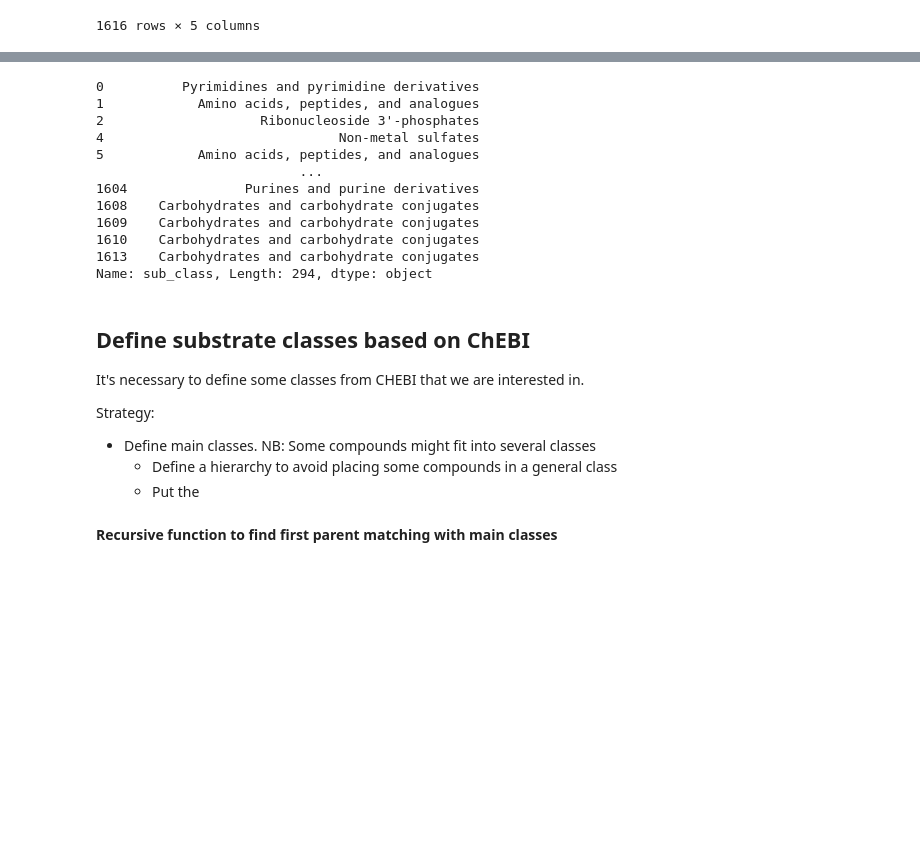
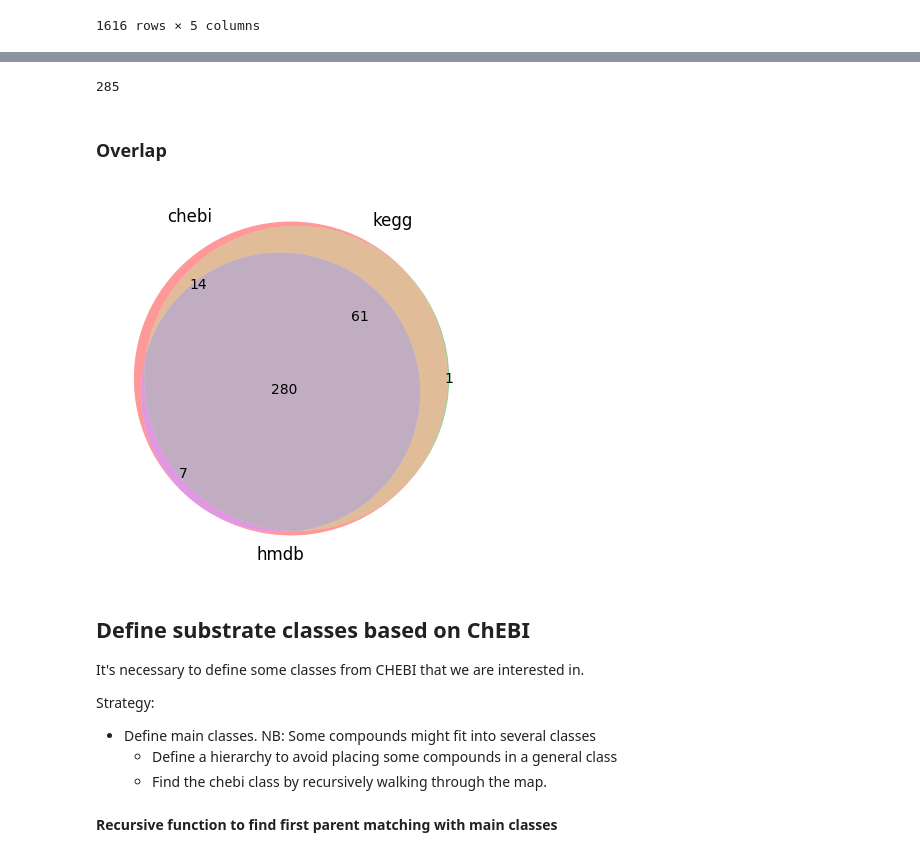
Before and after one commit to IdunBurgos/Enrichment_cultures_GEM_analysis, a Jupyter notebook: a. Notebooks - unclassified but important/Part v. Defining metabolite classes.ipynb, the cells around one changed output, grey strips where cells are left out. Drawn from its saved outputs; the diff is of its cells as text; code cells hidden in the pictures; blank space fills up the shorter version.

```diff
--- a/a. Notebooks - unclassified but important/Part v. Defining metabolite classes.ipynb
+++ b/a. Notebooks - unclassified but important/Part v. Defining metabolite classes.ipynb
@@ -82,6 +97,27 @@ super_dict = collections.defaultdict(set)
 for d in chebi_ids.values():
     for k, v in d.items():
         super_dict[k]=v
+# %%
+super_dict["M_but_e"]= ['CHEBI:17968']
+super_dict["M_ppa_e"] = ['CHEBI:17272']
+super_dict["M_14glucan_e"]= ['CHEBI:15444']
+
+super_dict["M_2h3mp_e"] = ['CHEBI:133085']
+super_dict["M_2mba_e"] = ['CHEBI:37070']
+
+super_dict["M_2mpa_e"] = ['CHEBI:16135']
+
+super_dict["M_3mba_e"] =['CHEBI:28484']
+
+super_dict["M_4abzglu_e"] =['CHEBI:60903']
+
+super_dict["M_4hpro_DC_e"] =['CHEBI:16231']
+
+super_dict["M_val__D_e"] =['CHEBI:27477']
+super_dict["M_tyr__D_e"] = ['CHEBI:28479']
+
+super_dict["M_leu__D_e"] = ['CHEBI:28225']
+super_dict["M_isocap_e"] = ['CHEBI:74903'] # Annotated as isocaproate, but has no charge
 # %%
 all_mets = [met[2:-2] for met in super_dict.keys()]
 len(all_mets)
@@ -91,6 +127,7 @@ len(all_mets)
 #### Get KEGG ids associated with extracellular metabolites
 # %%
 kegg_frac = {}
+all_mets_kegg = []
 for key,model in GEMs_dict.items():
 
     ex_met = []
@@ -100,6 +137,7 @@ for key,model in GEMs_dict.items():
         if model.metabolites[met].compartment=="C_e":
             ex_met.append(met)
             if "kegg.compound" in model.metabolites[met].metadata.keys():
+                all_mets_kegg.append(met)
                 kegg_in_met.append(met)
 
     kegg_frac[key]=len(kegg_in_met)/len(ex_met)
@@ -118,7 +160,7 @@ pd.Series(kegg_frac).max()
 # %% [markdown]
 #### HMDB
 # %%
-HMDB_classes = pd.read_csv("input/bigg_classes.tsv",sep="\t")
+HMDB_classes = pd.read_csv("../input/files_from_fairdomhub/bigg_classes.tsv",sep="\t")
 HMDB_classes
 # %% [output]
 |  | bigg | name | super_class | class | sub_class |
@@ -153,15 +195,10 @@ HMDB_classes[HMDB_classes["bigg"].isin(all_mets)]
 # %%
-HMDB_classes[HMDB_classes["bigg"].isin(all_mets)]["sub_class"].dropna()
+HMDB_classes[HMDB_classes["bigg"].isin(all_mets)]["sub_class"].dropna().size
 # %% [output]
-0          Pyrimidines and pyrimidine derivatives
-1            Amino acids, peptides, and analogues
-2                    Ribonucleoside 3'-phosphates
-4                              Non-metal sulfates
-5            Amino acids, peptides, and analogues
-                          ...
-1604               Purines and purine derivatives
-1608    Carbohydrates and carbohydrate conjugates
-1609    Carbohydrates and carbohydrate conjugates
-1610    Carbohydrates and carbohydrate conjugates
-1613    Carbohydrates and carbohydrate conjugates
-Name: sub_class, Length: 294, dtype: object
+285
+# %% [markdown]
+### Overlap
+# %%
+chebi_mets = set([met[2:-2] for met in all_mets_chebi])
+kegg_mets = set([met[2:-2] for met in all_mets_kegg])
+hmdb_mets = set(HMDB_classes[HMDB_classes["bigg"].isin(all_mets)].bigg.values)
@@ -168,12 +207,15 @@ Name: sub_class, Length: 294, dtype: object
+# %%
+fig =venn.venn3([chebi_mets,kegg_mets,hmdb_mets],["chebi","kegg","hmdb"])
+# %% [output]
+[figure, added]
 # %% [markdown]
 ## Define substrate classes based on ChEBI
 
 It's necessary to define some classes from CHEBI that we are interested in.
 
-
 Strategy:
 
 - Define main classes. NB: Some compounds might fit into several classes
     - Define a hierarchy to avoid placing some compounds in a general class
-    - Put the
+    - Find the chebi class by recursively walking through the map.
 # %%
```
Also changed, not shown: parts of 44 cells of this notebook, 5 other files.
